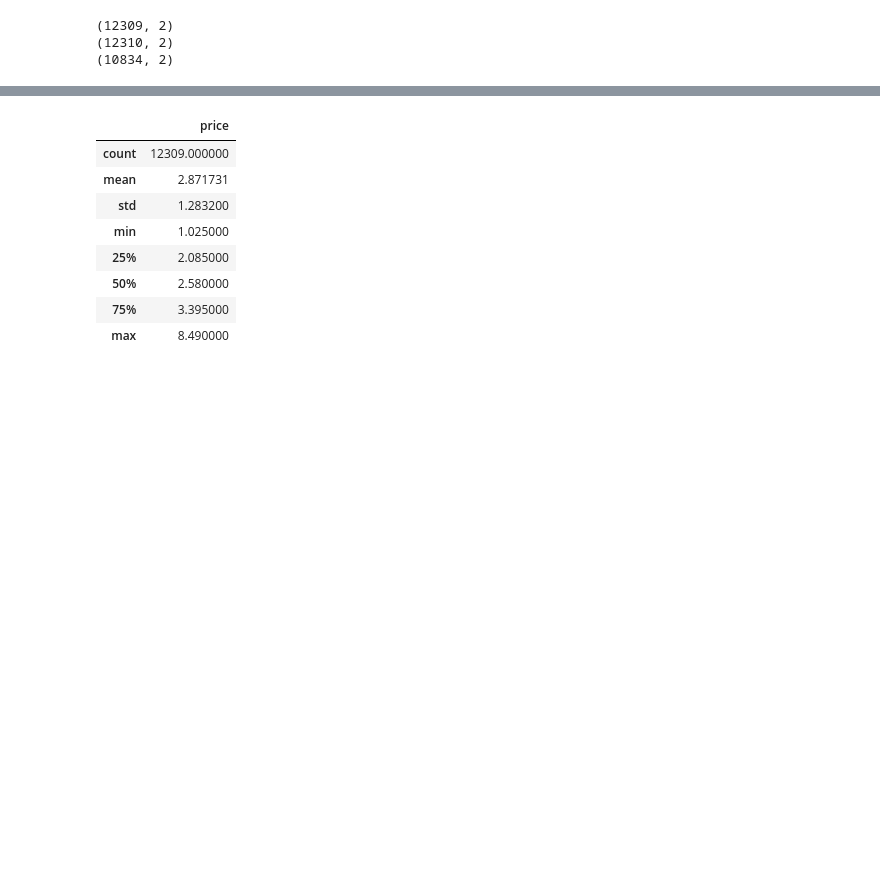
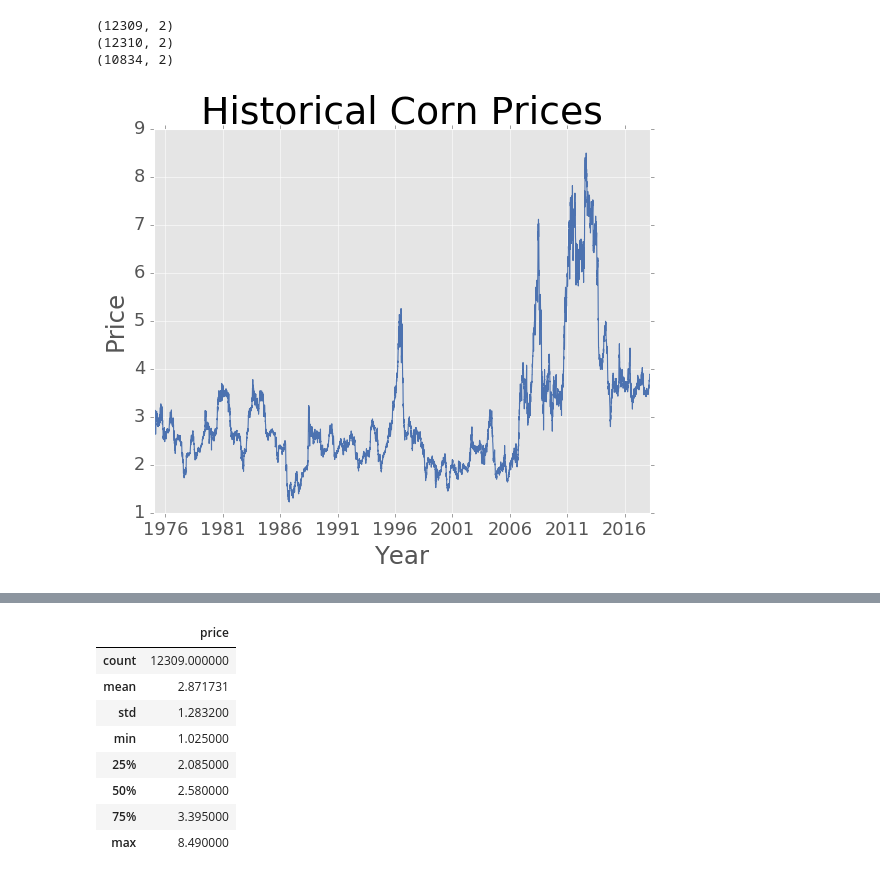
Before and after one commit to ccaspar/weather_commodities, a Jupyter notebook: wc_code.ipynb, the cells around one changed output, grey strips where cells are left out. Cells and saved outputs as stored; diff of their text form; code cells hidden in the pictures; blank space fills up the shorter version.

```diff
--- a/wc_code.ipynb
+++ b/wc_code.ipynb
@@ -54,3 +55,12 @@ def recession(x):
 corn['recession'] = corn.date.map(lambda x: recession(x))
 cotton['recession'] = cotton.date.map(lambda x: recession(x))
 wheat['recession'] = wheat.date.map(lambda x: recession(x))
+# %%
+corn = corn[corn.date > pd.datetime(1974,12,31)]
+plt.plot(corn.date, corn.price)
+plt.title('Historical Corn Prices', fontsize=34)
+plt.xlabel('Year', fontsize=22)
+plt.ylabel('Price', fontsize=22)
+plt.tick_params(labelsize=16);
+# %% [output]
+[figure, added]
```
Also changed, not shown: parts of 53 cells of this notebook, 2 other files.
